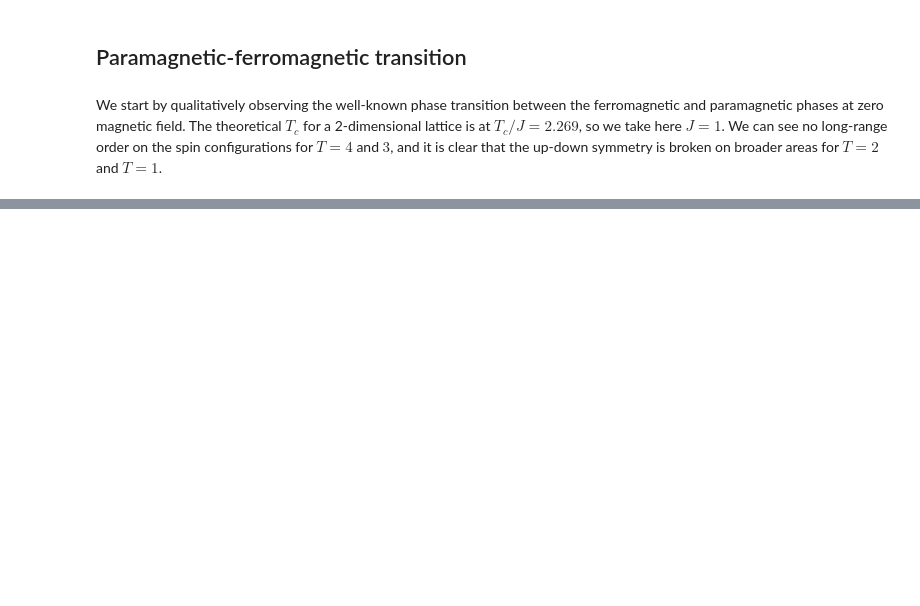
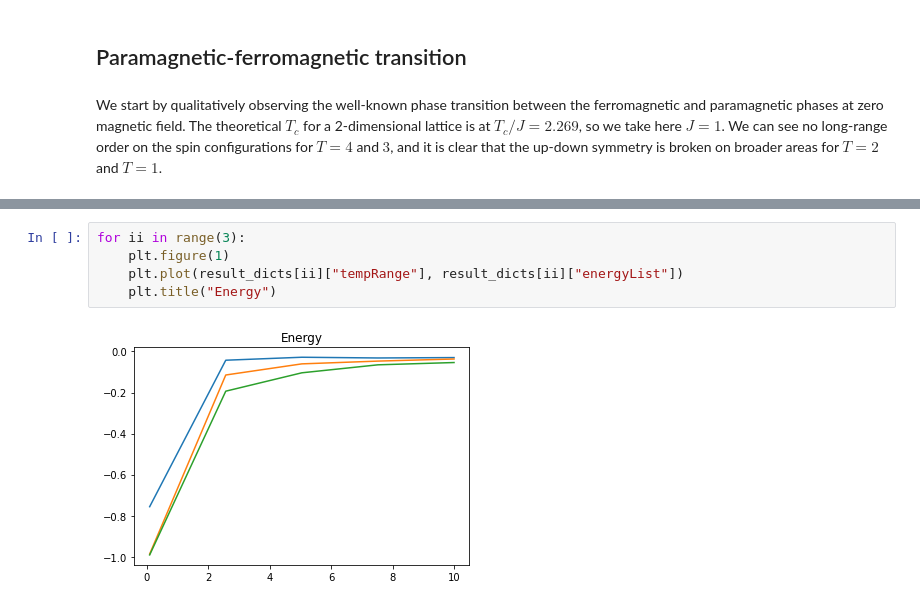
Before and after one commit to alexandrejourneaux/Ising_2D, a Jupyter notebook: Ising_2D.ipynb, the cells around one changed output, grey strips where cells are left out. Drawn from its saved outputs; the diff is of its cells as text; blank space fills up the shorter version.

```diff
--- a/Ising_2D.ipynb
+++ b/Ising_2D.ipynb
@@ -90,0 +88,7 @@ KeyboardInterrupt:
+# %%
+for ii in range(3):
+    plt.figure(1)
+    plt.plot(result_dicts[ii]["tempRange"], result_dicts[ii]["energyList"])
+    plt.title("Energy")
+# %% [output]
+[figure, added]
```
Also changed, not shown: parts of 22 cells of this notebook.
